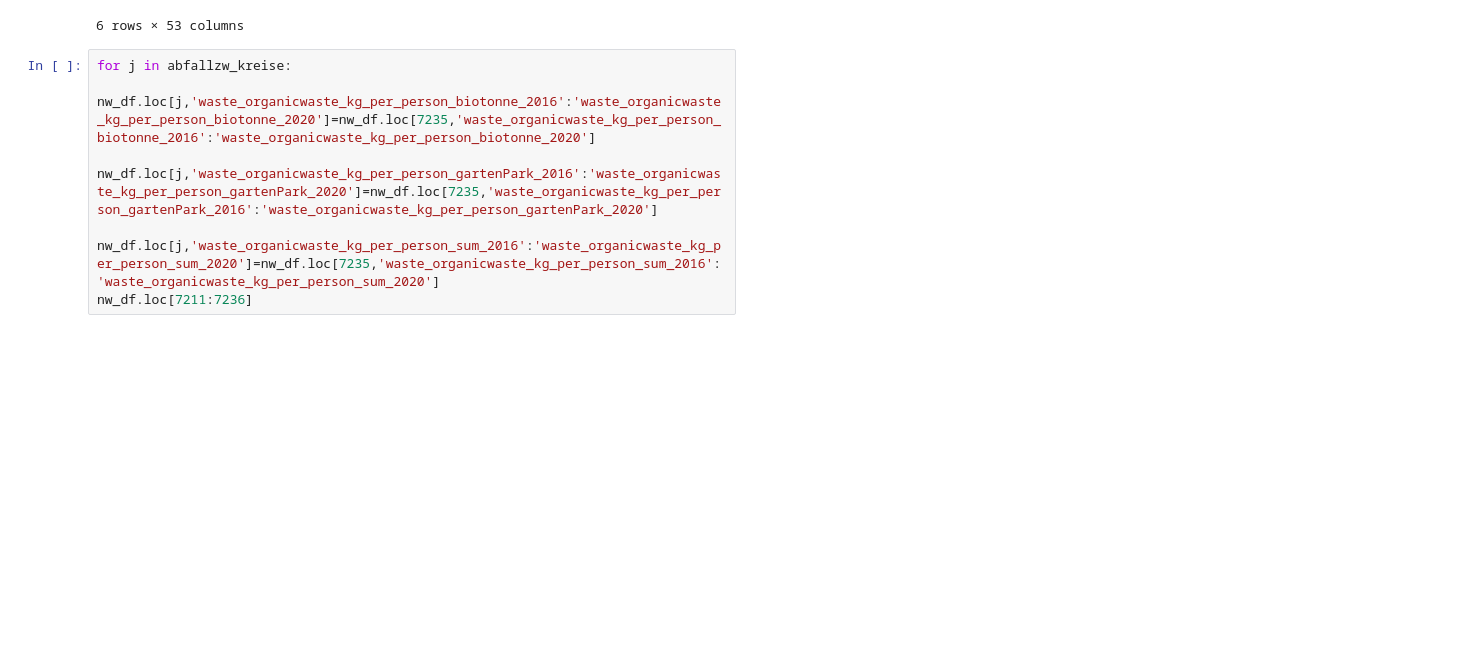
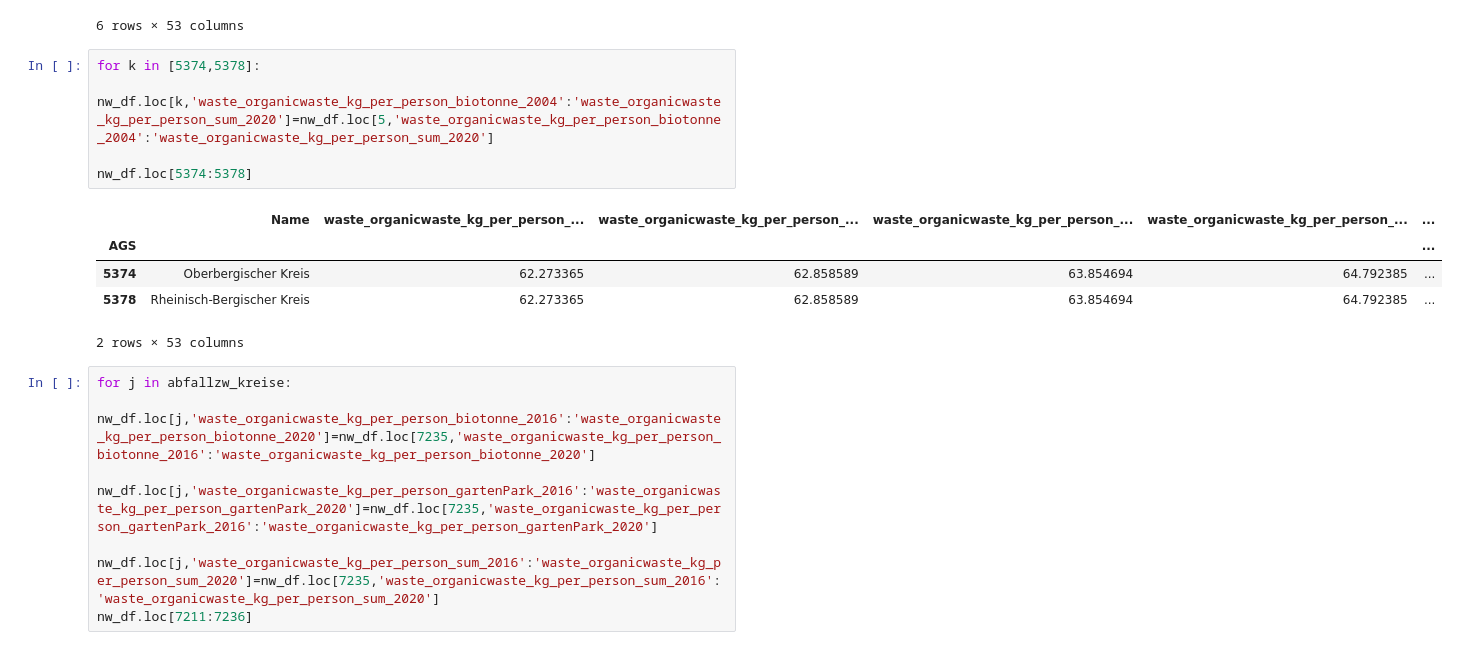
Before and after one commit to uclab-potsdam/klimataz, a Jupyter notebook: data/waste/final_data_waste_landkreis.ipynb, the cells around one changed output. Saved outputs shown, nothing was run; the diff lists cells and outputs as text; blank space fills up the shorter version.

Commit message:
add nrw data to bergische kreise withour abfall data

```diff
--- a/data/waste/final_data_waste_landkreis.ipynb
+++ b/data/waste/final_data_waste_landkreis.ipynb
@@ -407,6 +430,17 @@ nw_df.loc[10000:11000]
 | 10045 | Saarpfalz-Kreis | 53.371917 | 51.096218 | 50.913229 | 51.403726 | ... |
 | 10046 | St. Wendel, Landkreis | 53.371917 | 51.096218 | 50.913229 | 51.403726 | ... |
 6 rows × 53 columns
+# %%
+for k in [5374,5378]:
+    nw_df.loc[k,'waste_organicwaste_kg_per_person_biotonne_2004':'waste_organicwaste_kg_per_person_sum_2020']=nw_df.loc[5,'waste_organicwaste_kg_per_person_biotonne_2004':'waste_organicwaste_kg_per_person_sum_2020']
+
+nw_df.loc[5374:5378]
+# %% [output]
+|  | Name | waste_organicwaste_kg_per_person_... | waste_organicwaste_kg_per_person_... | waste_organicwaste_kg_per_person_... | waste_organicwaste_kg_per_person_... | ... |
+| AGS |  |  |  |  |  | ... |
+| 5374 | Oberbergischer Kreis | 62.273365 | 62.858589 | 63.854694 | 64.792385 | ... |
+| 5378 | Rheinisch-Bergischer Kreis | 62.273365 | 62.858589 | 63.854694 | 64.792385 | ... |
+2 rows × 53 columns
 # %%
 for j in abfallzw_kreise:
     nw_df.loc[j,'waste_organicwaste_kg_per_person_biotonne_2016':'waste_organicwaste_kg_per_person_biotonne_2020']=nw_df.loc[7235,'waste_organicwaste_kg_per_person_biotonne_2016':'waste_organicwaste_kg_per_person_biotonne_2020']
```
Also changed, not shown: parts of 3 cells of this notebook, 4 other files.
